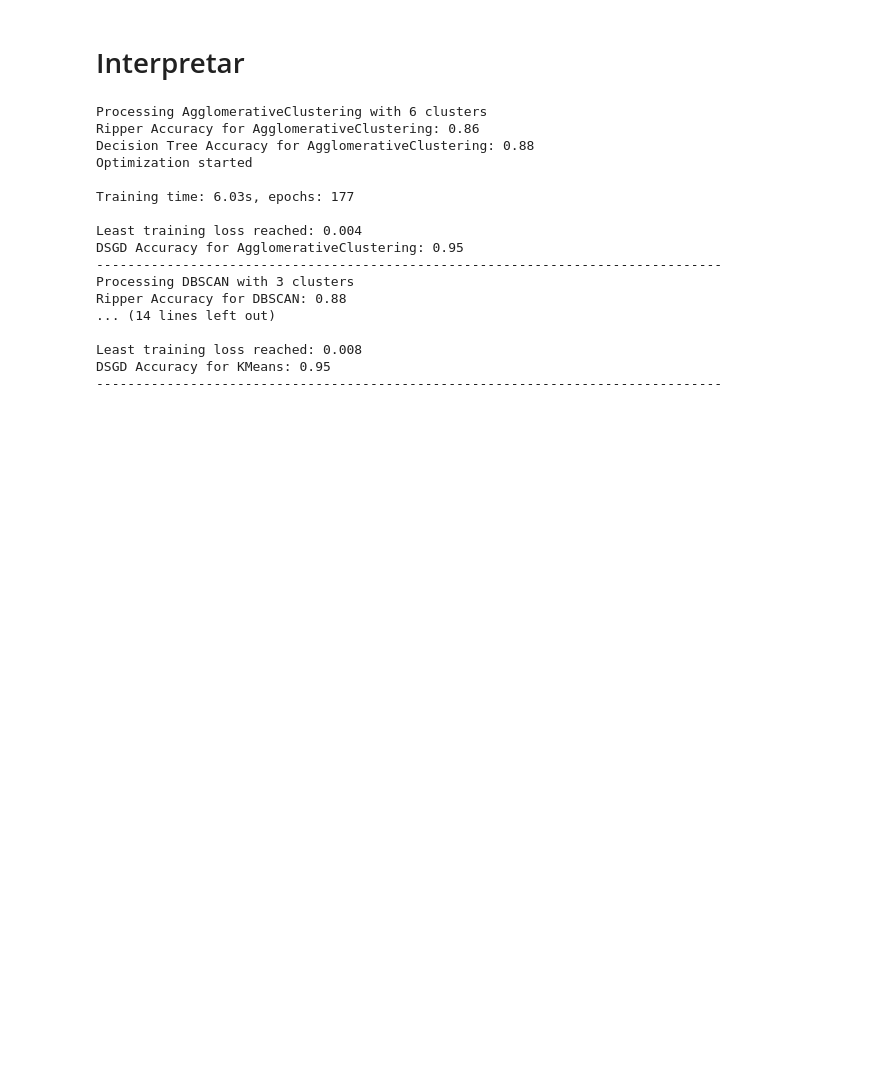
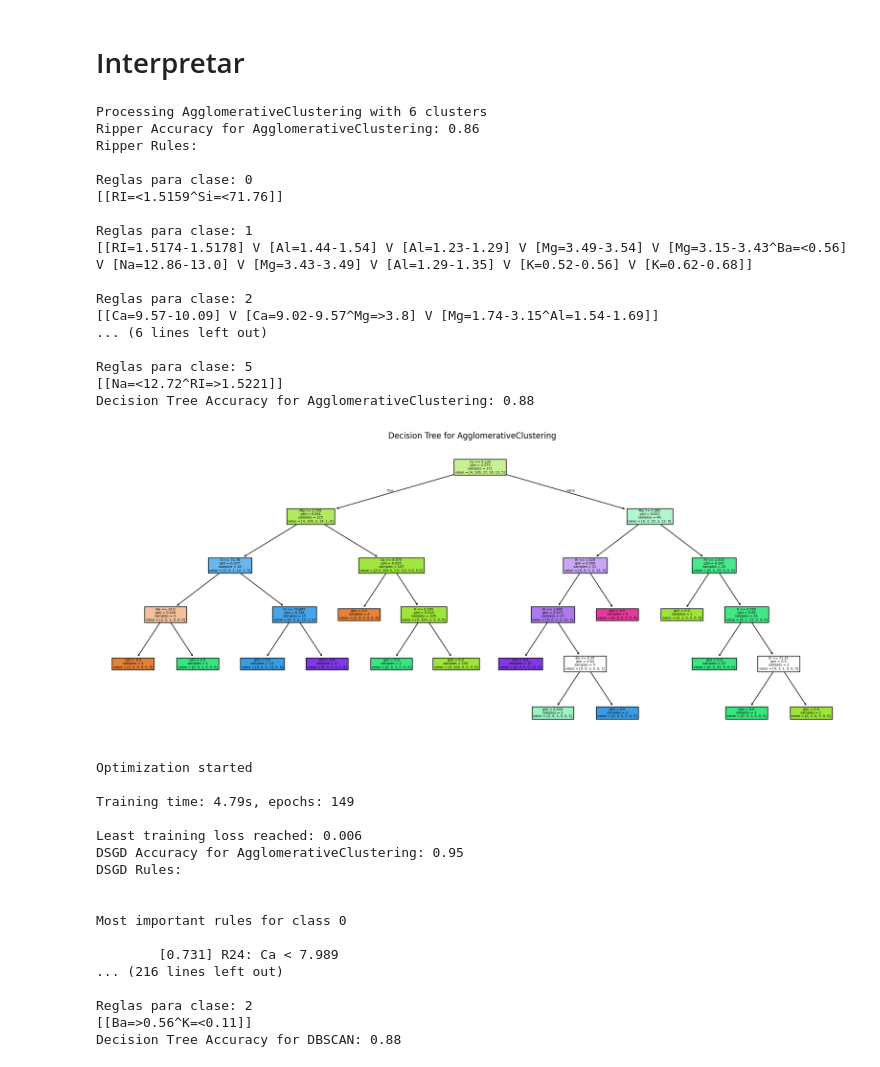
Before and after one commit to DR-Barros/Trabajo-dirigido-clustering, a Jupyter notebook: experimento/real/exp_glass copy.ipynb, the cells around one changed output. Saved outputs shown, nothing was run; the diff lists cells and outputs as text; code cells hidden in the pictures; blank space fills up the shorter version.

```diff
--- a/experimento/real/exp_glass copy.ipynb
+++ b/experimento/real/exp_glass copy.ipynb
@@ -197,53 +197,78 @@ saved_models = {}
 top_3_labels = {name: results[name] for name in top_3_algorithms.index}
 top_3_data = glass.copy()
 for name, labels in top_3_labels.items():
-    mask = labels >= 0
-    filtered_data = top_3_data[mask]
-    filtered_labels = labels[mask]
-    n = len(np.unique(filtered_labels))
-    X_train, X_test, y_train, y_test = train_test_split(filtered_data, filtered_labels, test_size=0.2, random_state=42)
+    n = len(np.unique(labels))
+    X_train, X_test, y_train, y_test = train_test_split(top_3_data, labels, test_size=0.2, random_state=42)
     print(f'Processing {name} with {n} clusters')
-
 
     # Ripper
     ripper = MultiClassRipperClassifier(random_state=43)
     ripper.fit(X_train, y_train)
     y_pred_ripper = ripper.predict(X_test)
     print(f'Ripper Accuracy for {name}: {accuracy_score(y_test, y_pred_ripper):.2f}')
+    print('Ripper Rules:')
+    ripper.print_rules()
     saved_models.setdefault(name, {})['ripper'] = ripper
 
     # Decision Tree
     dtree = DecisionTreeClassifier(random_state=42, max_depth=5)
     dtree.fit(X_train, y_train)
     dtree_pred = dtree.predict(X_test)
     print(f'Decision Tree Accuracy for {name}: {accuracy_score(y_test, dtree_pred):.2f}')
+    plt.figure(figsize=(20, 8))
+    sk_tree.plot_tree(dtree, filled=True, feature_names=X_train.columns)
+    plt.title(f'Decision Tree for {name}')
+    plt.show()
     saved_models[name]['dtree'] = dtree
 
     # DSGD
+    max_label = np.max(labels)
+    y_train = np.where(y_train == -1, max_label + 1, y_train)
+    y_test = np.where(y_test == -1, max_label + 1, y_test)
     ds = DSClassifierMultiQ(n, min_iter=20, max_iter=200, debug_mode=True, lossfn="MSE", num_workers=0, min_dloss=1e-7)
     X = X_train.to_numpy()
     losses, epoch, dt = ds.fit(X, y_train, add_single_rules=True, single_rules_breaks=3, add_mult_rules=False, column_names=X_train.columns)
     x_test = X_test.to_numpy()
     y_pred_ds = ds.predict(x_test)
     print(f'DSGD Accuracy for {name}: {accuracy_score(y_test, y_pred_ds):.2f}')
+    print('DSGD Rules:')
+    ds.print_most_important_rules(threshold=0.32)
     saved_models[name]['ds'] = ds
 
     print('--' * 40)
 # %% [output]
 Processing AgglomerativeClustering with 6 clusters
 Ripper Accuracy for AgglomerativeClustering: 0.86
+Ripper Rules:
+
+Reglas para clase: 0
+[[RI=<1.5159^Si=<71.76]]
+
+Reglas para clase: 1
+[[RI=1.5174-1.5178] V [Al=1.44-1.54] V [Al=1.23-1.29] V [Mg=3.49-3.54] V [Mg=3.15-3.43^Ba=<0.56] V [Na=12.86-13.0] V [Mg=3.43-3.49] V [Al=1.29-1.35] V [K=0.52-0.56] V [K=0.62-0.68]]
+
+Reglas para clase: 2
+[[Ca=9.57-10.09] V [Ca=9.02-9.57^Mg=>3.8] V [Mg=1.74-3.15^Al=1.54-1.69]]
+... (6 lines left out)
+
+Reglas para clase: 5
+[[Na=<12.72^RI=>1.5221]]
 Decision Tree Accuracy for AgglomerativeClustering: 0.88
-Optimization started
-
-Training time: 6.03s, epochs: 177
-
-Least training loss reached: 0.004
-DSGD Accuracy for AgglomerativeClustering: 0.95
---------------------------------------------------------------------------------
-Processing DBSCAN with 3 clusters
-Ripper Accuracy for DBSCAN: 0.88
-... (14 lines left out)
-
-Least training loss reached: 0.008
-DSGD Accuracy for KMeans: 0.95
---------------------------------------------------------------------------------
+[figure, added]
+Optimization started
+
+Training time: 4.79s, epochs: 149
+
+Least training loss reached: 0.006
+DSGD Accuracy for AgglomerativeClustering: 0.95
+DSGD Rules:
+
+
+Most important rules for class 0
+
+        [0.731] R24: Ca < 7.989
+... (216 lines left out)
+
+Reglas para clase: 2
+[[Ba=>0.56^K=<0.11]]
+Decision Tree Accuracy for DBSCAN: 0.88
```
Also changed, not shown: parts of 1 cell of this notebook, 14 other files.
